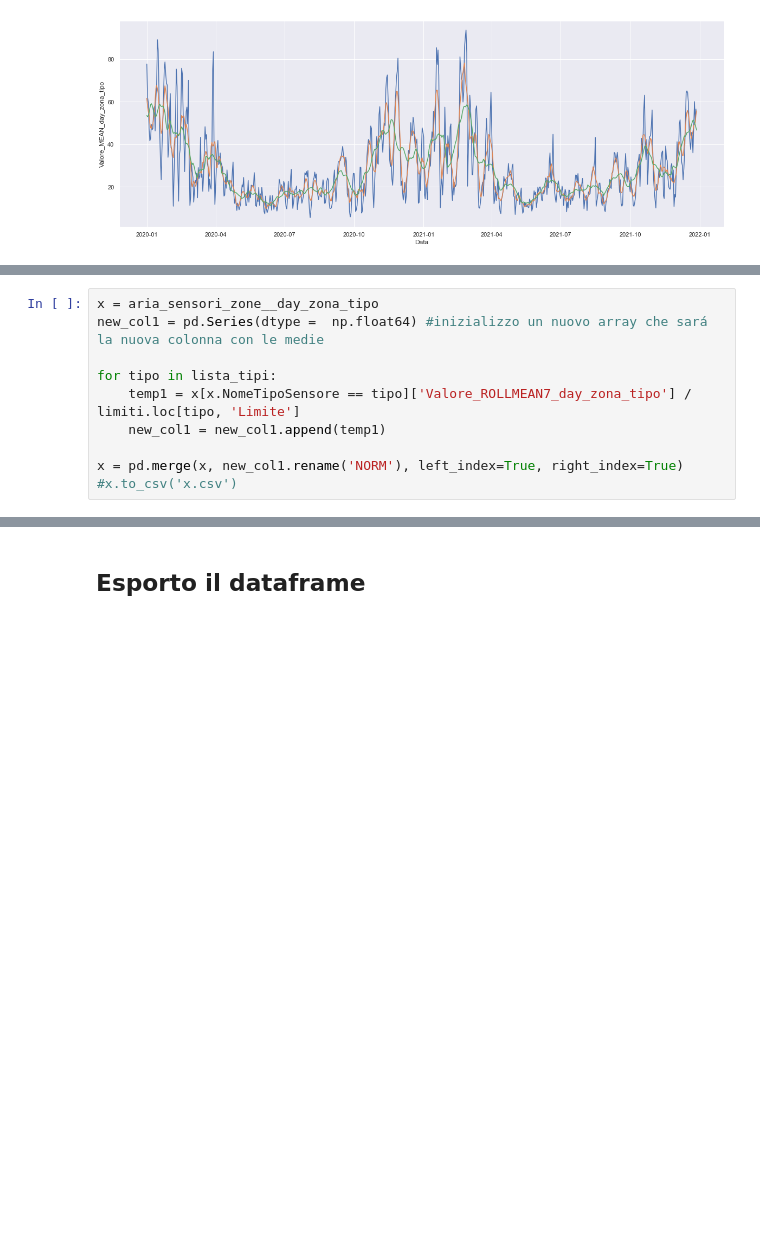
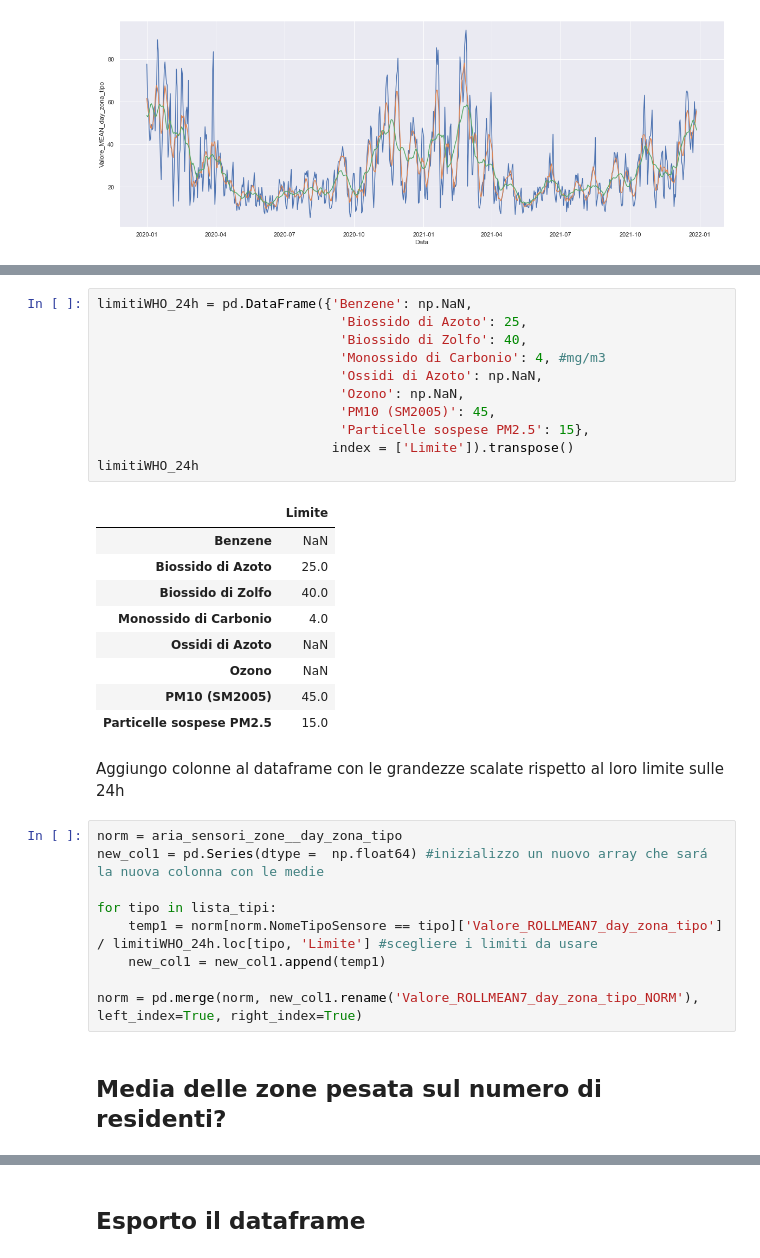
Before and after one commit to giocoal/air-quality-milano-interactive-data-visualization-tableau, a Jupyter notebook: Data_Visualization_project_21_22.ipynb, the cells around one changed output, grey strips where cells are left out. Drawn from its saved outputs; the diff is of its cells as text; blank space fills up the shorter version.

Commit message:
normalizzazione rispetto ai limiti

```diff
--- a/Data_Visualization_project_21_22.ipynb
+++ b/Data_Visualization_project_21_22.ipynb
@@ -939,10 +949,34 @@ limiti
+# %%
+limitiWHO_24h = pd.DataFrame({'Benzene': np.NaN,
+                               'Biossido di Azoto': 25,
+                               'Biossido di Zolfo': 40,
+                               'Monossido di Carbonio': 4, #mg/m3
+                               'Ossidi di Azoto': np.NaN,
+                               'Ozono': np.NaN,
+                               'PM10 (SM2005)': 45,
+                               'Particelle sospese PM2.5': 15},
+                              index = ['Limite']).transpose()
+limitiWHO_24h
+# %% [output]
+|  | Limite |
+| Benzene | NaN |
+| Biossido di Azoto | 25.0 |
+| Biossido di Zolfo | 40.0 |
+| Monossido di Carbonio | 4.0 |
+| Ossidi di Azoto | NaN |
+| Ozono | NaN |
+| PM10 (SM2005) | 45.0 |
+| Particelle sospese PM2.5 | 15.0 |
+# %% [markdown]
+Aggiungo colonne al dataframe con le grandezze scalate rispetto al loro limite sulle 24h
 # %%
-x = aria_sensori_zone__day_zona_tipo
+norm = aria_sensori_zone__day_zona_tipo
 new_col1 = pd.Series(dtype =  np.float64) #inizializzo un nuovo array che sará la nuova colonna con le medie
 
 for tipo in lista_tipi:
-    temp1 = x[x.NomeTipoSensore == tipo]['Valore_ROLLMEAN7_day_zona_tipo'] / limiti.loc[tipo, 'Limite']
+    temp1 = norm[norm.NomeTipoSensore == tipo]['Valore_ROLLMEAN7_day_zona_tipo'] / limitiWHO_24h.loc[tipo, 'Limite'] #scegliere i limiti da usare
     new_col1 = new_col1.append(temp1)
 
-x = pd.merge(x, new_col1.rename('NORM'), left_index=True, right_index=True)
-#x.to_csv('x.csv')
+norm = pd.merge(norm, new_col1.rename('Valore_ROLLMEAN7_day_zona_tipo_NORM'), left_index=True, right_index=True)
+# %% [markdown]
+## Media delle zone pesata sul numero di residenti?
```
Also changed, not shown: parts of 8 cells of this notebook.
